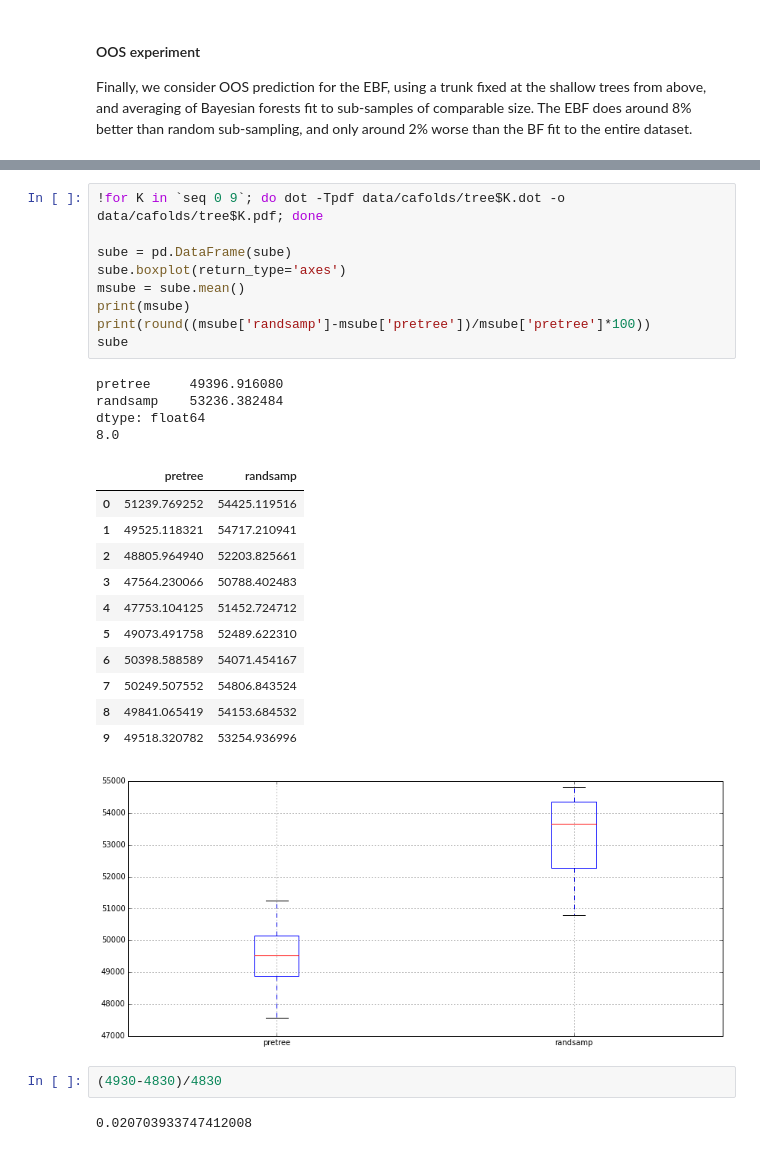
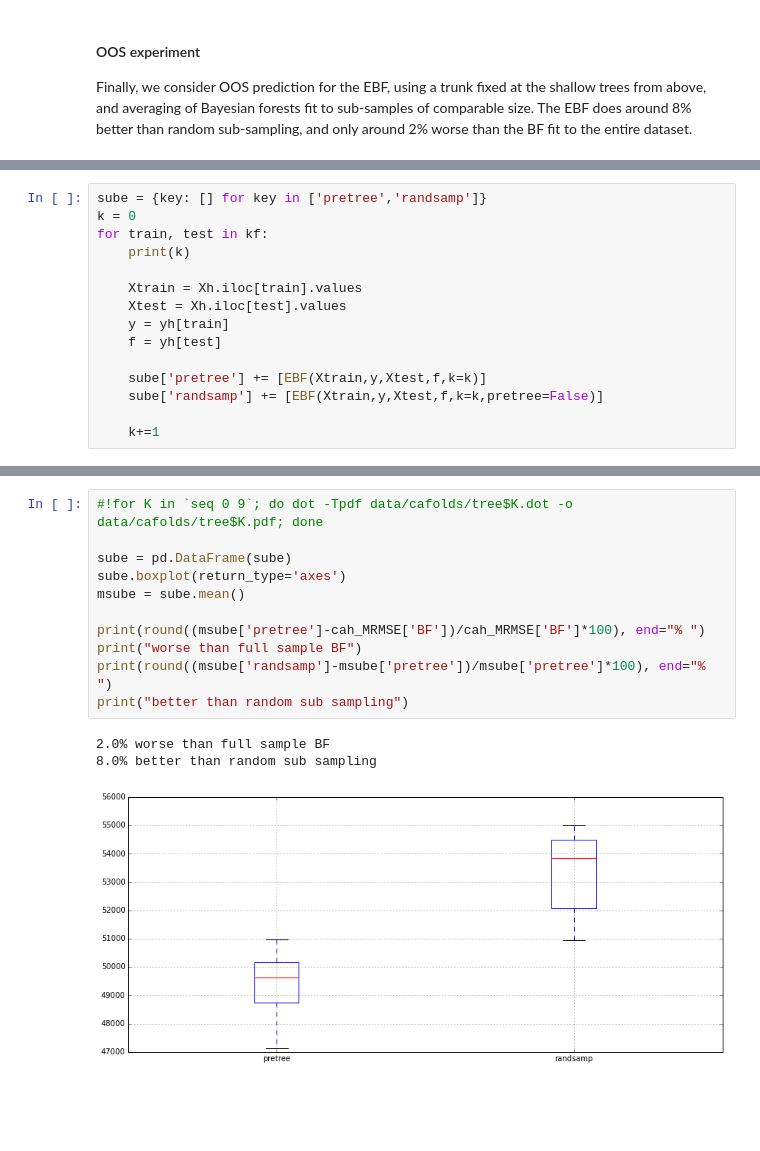
Before and after one commit to TaddyLab/bayesian-forest, a Jupyter notebook: bayesforest.ipynb, the cells around one changed output, grey strips where cells are left out. Cells and saved outputs as stored; diff of their text form; blank space fills up the shorter version.

```diff
--- a/bayesforest.ipynb
+++ b/bayesforest.ipynb
@@ -778,0 +743,15 @@ for train, test in kf:
+# %%
+sube = {key: [] for key in ['pretree','randsamp']}
+k = 0
+for train, test in kf:
+    print(k)
+
+    Xtrain = Xh.iloc[train].values
+    Xtest = Xh.iloc[test].values
+    y = yh[train]
+    f = yh[test]
+
+    sube['pretree'] += [EBF(Xtrain,y,Xtest,f,k=k)]
+    sube['randsamp'] += [EBF(Xtrain,y,Xtest,f,k=k,pretree=False)]
+
+    k+=1
@@ -779,30 +776,15 @@ for train, test in kf:
 # %%
-!for K in `seq 0 9`; do dot -Tpdf data/cafolds/tree$K.dot -o data/cafolds/tree$K.pdf; done
+#!for K in `seq 0 9`; do dot -Tpdf data/cafolds/tree$K.dot -o data/cafolds/tree$K.pdf; done
 
 sube = pd.DataFrame(sube)
 sube.boxplot(return_type='axes')
 msube = sube.mean()
-print(msube)
-print(round((msube['randsamp']-msube['pretree'])/msube['pretree']*100))
-sube
+
+print(round((msube['pretree']-cah_MRMSE['BF'])/cah_MRMSE['BF']*100), end="% ")
+print("worse than full sample BF")
+print(round((msube['randsamp']-msube['pretree'])/msube['pretree']*100), end="% ")
+print("better than random sub sampling")
 # %% [output]
-pretree     49396.916080
-randsamp    53236.382484
-dtype: float64
-8.0
+2.0% worse than full sample BF
+8.0% better than random sub sampling
-|  | pretree | randsamp |
-| 0 | 51239.769252 | 54425.119516 |
-| 1 | 49525.118321 | 54717.210941 |
-| 2 | 48805.964940 | 52203.825661 |
-| 3 | 47564.230066 | 50788.402483 |
-| 4 | 47753.104125 | 51452.724712 |
-| 5 | 49073.491758 | 52489.622310 |
-| 6 | 50398.588589 | 54071.454167 |
-| 7 | 50249.507552 | 54806.843524 |
-| 8 | 49841.065419 | 54153.684532 |
-| 9 | 49518.320782 | 53254.936996 |
-[figure, old version]
+[figure, new version]
-# %%
-(4930-4830)/4830
-# %% [output]
-0.020703933747412008
```
Also changed, not shown: parts of 14 cells of this notebook, 1 other file.
